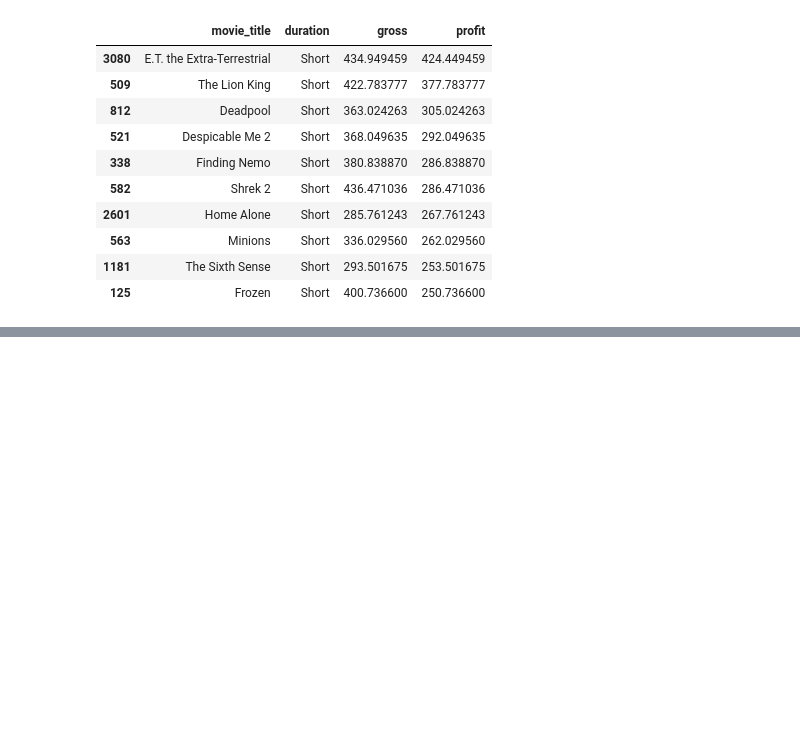
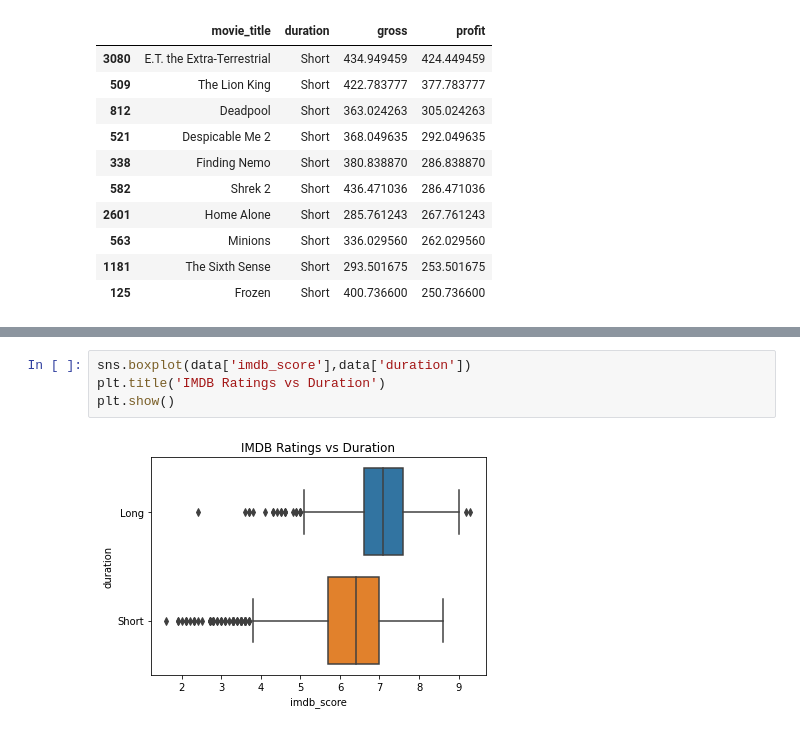
Before and after one commit to MSaaad/Data-science-practice, a Jupyter notebook: MovieRecommendation/IMDB Movie Data.ipynb, the cells around one changed output, grey strips where cells are left out. Drawn from its saved outputs; the diff is of its cells as text; blank space fills up the shorter version.

```diff
--- a/MovieRecommendation/IMDB Movie Data.ipynb
+++ b/MovieRecommendation/IMDB Movie Data.ipynb
@@ -418,0 +464,6 @@ sns.barplot(data['duration'],data['gross'])
+# %%
+sns.boxplot(data['imdb_score'],data['duration'])
+plt.title('IMDB Ratings vs Duration')
+plt.show()
+# %% [output]
+[figure, added]
```
Also changed, not shown: parts of 12 cells of this notebook.
